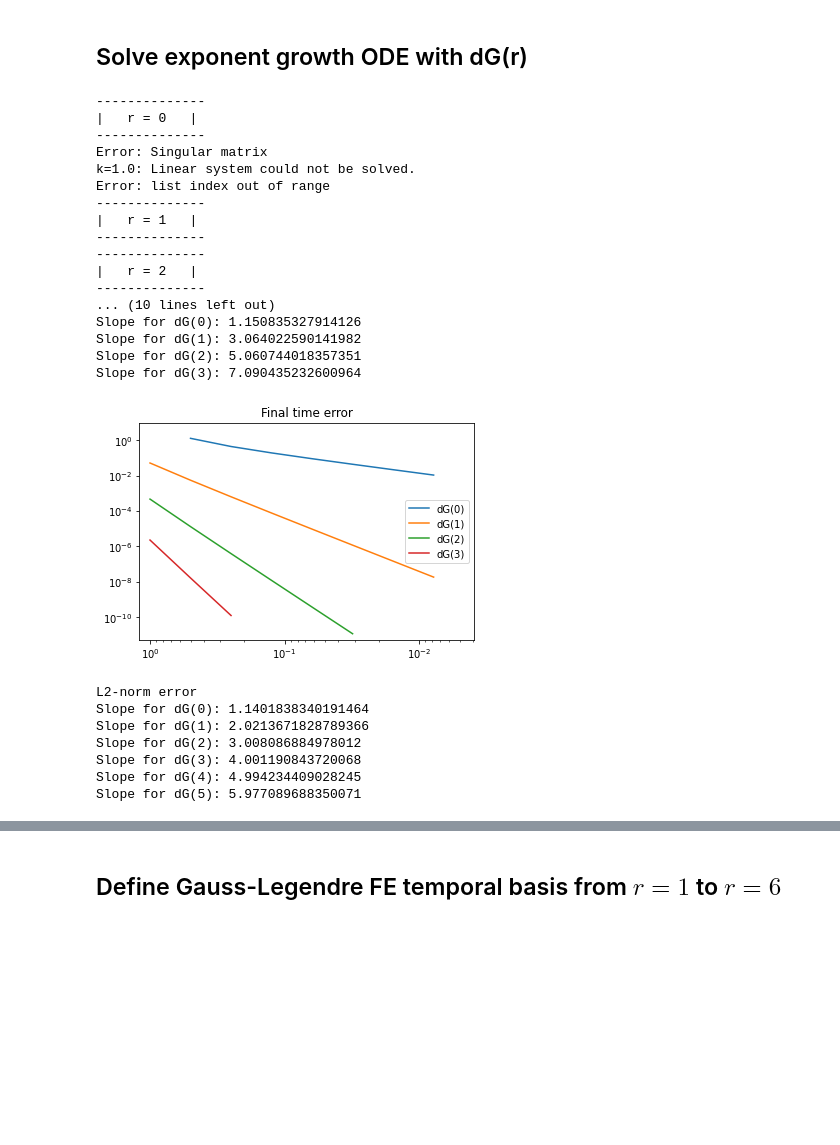
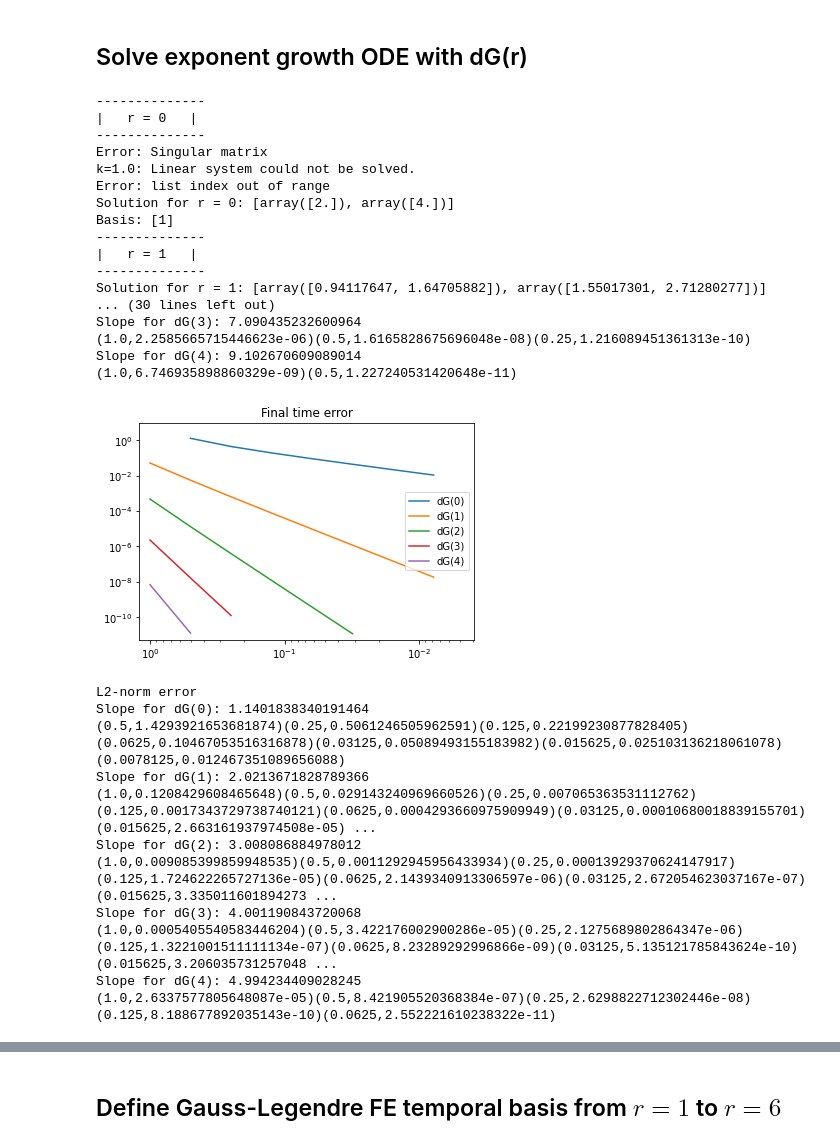
Before and after one commit to mathmerizing/PhD_SupplementaryMaterial, a Jupyter notebook: Time_FEM/Galerkin_OneElement_Convergence_Exponential_Growth.ipynb, the cells around one changed output, grey strips where cells are left out. Saved outputs shown, nothing was run; the diff lists cells and outputs as text; code cells hidden in the pictures; blank space fills up the shorter version.

```diff
--- a/Time_FEM/Galerkin_OneElement_Convergence_Exponential_Growth.ipynb
+++ b/Time_FEM/Galerkin_OneElement_Convergence_Exponential_Growth.ipynb
@@ -236,6 +236,10 @@ for r in range(6):
                 print(f"k={k}: Linear system could not be solved.")
                 time_element += k
 
+        if np.abs(k - 0.5) < 1e-6:
+            print(f"Solution for r = {r}: {solution}")
+            print(f"Basis: {φ[r]}")
+
         try:
             error["final"][r].append([k, np.abs(np.exp(1) - solution[-1][-1])])
             error["L2"][r].append([k, np.sqrt(L2_error)])
@@ -247,10 +251,10 @@ for r in range(6):
 print("Final time error")
 plt.title("Final time error")
 for r in error["final"].keys():
-    if r > 3:
+    if r > 4:
         continue
-    k_vals = [e[0] for e in error["final"][r] if e[1] > 1e-12]
-    err_vals = [e[1] for e in error["final"][r] if e[1] > 1e-12]
+    k_vals = [e[0] for e in error["final"][r] if e[1] > 1e-11]
+    err_vals = [e[1] for e in error["final"][r] if e[1] > 1e-11]
     if len(k_vals) > 1:
         x = k_vals
         y = err_vals
@@ -259,51 +263,65 @@ for r in error["final"].keys():
         # NOTE: system matrix might become ill-conditioned for large r
         #       and Gauss-Lobatto quad
         print(f"Slope for dG({r}): {(np.log(y[-1]) - np.log(y[0])) / (np.log(x[-1]) - np.log(x[0]))}")
+
+        for _k, _e in zip(k_vals, err_vals):
+            print(f"({_k},{_e})",end="")
+        print("")
 plt.legend()
 plt.xscale("log")
 plt.yscale("log")
 plt.show()
 
 print("L2-norm error")
 plt.title("L2 error")
 for r in error["L2"].keys():
+    if r > 4:
+        continue
     k_vals = [e[0] for e in error["L2"][r] if e[1] > 1e-11]
     err_vals = [e[1] for e in error["L2"][r] if e[1] > 1e-11]
     if len(k_vals) > 1:
         x = k_vals
         y = err_vals
         plt.plot(x, y, label=f"dG({r})")
         plt.axis([1.2, pow(0.5, 8), 5e-12, 1e1])
         # NOTE: system matrix might become ill-conditioned for large r
         #       and Gauss-Lobatto quad
         print(f"Slope for dG({r}): {(np.log(y[-1]) - np.log(y[0])) / (np.log(x[-1]) - np.log(x[0]))}")
+
+        for _k, _e in zip(k_vals, err_vals):
+            print(f"({_k},{_e})",end="")
+        print("")
 plt.legend(loc="lower right")
 plt.xscale("log")
 plt.yscale("log")
 plt.show()
 # %% [output]
 --------------
 |   r = 0   |
 --------------
 Error: Singular matrix
 k=1.0: Linear system could not be solved.
 Error: list index out of range
+Solution for r = 0: [array([2.]), array([4.])]
+Basis: [1]
 --------------
 |   r = 1   |
 --------------
---------------
-|   r = 2   |
---------------
-... (10 lines left out)
-Slope for dG(0): 1.150835327914126
-Slope for dG(1): 3.064022590141982
-Slope for dG(2): 5.060744018357351
+Solution for r = 1: [array([0.94117647, 1.64705882]), array([1.55017301, 2.71280277])]
+... (30 lines left out)
 Slope for dG(3): 7.090435232600964
+(1.0,2.2585665715446623e-06)(0.5,1.6165828675696048e-08)(0.25,1.216089451361313e-10)
+Slope for dG(4): 9.102670609089014
+(1.0,6.746935898860329e-09)(0.5,1.227240531420648e-11)
-[figure, old version]
+[figure, new version]
 L2-norm error
 Slope for dG(0): 1.1401838340191464
+(0.5,1.4293921653681874)(0.25,0.5061246505962591)(0.125,0.22199230877828405)(0.0625,0.10467053516316878)(0.03125,0.05089493155183982)(0.015625,0.025103136218061078)(0.0078125,0.012467351089656088)
 Slope for dG(1): 2.0213671828789366
+(1.0,0.1208429608465648)(0.5,0.029143240969660526)(0.25,0.007065363531112762)(0.125,0.0017343729738740121)(0.0625,0.0004293660975909949)(0.03125,0.00010680018839155701)(0.015625,2.663161937974508e-05) ...
 Slope for dG(2): 3.008086884978012
+(1.0,0.009085399859948535)(0.5,0.0011292945956433934)(0.25,0.00013929370624147917)(0.125,1.724622265727136e-05)(0.0625,2.1439340913306597e-06)(0.03125,2.672054623037167e-07)(0.015625,3.335011601894273 ...
 Slope for dG(3): 4.001190843720068
+(1.0,0.0005405540583446204)(0.5,3.422176002900286e-05)(0.25,2.1275689802864347e-06)(0.125,1.3221001511111134e-07)(0.0625,8.23289292996866e-09)(0.03125,5.135121785843624e-10)(0.015625,3.206035731257048 ...
 Slope for dG(4): 4.994234409028245
-Slope for dG(5): 5.977089688350071
+(1.0,2.6337577805648087e-05)(0.5,8.421905520368384e-07)(0.25,2.6298822712302446e-08)(0.125,8.188677892035143e-10)(0.0625,2.552221610238322e-11)
```
Also changed, not shown: parts of 4 cells of this notebook.
